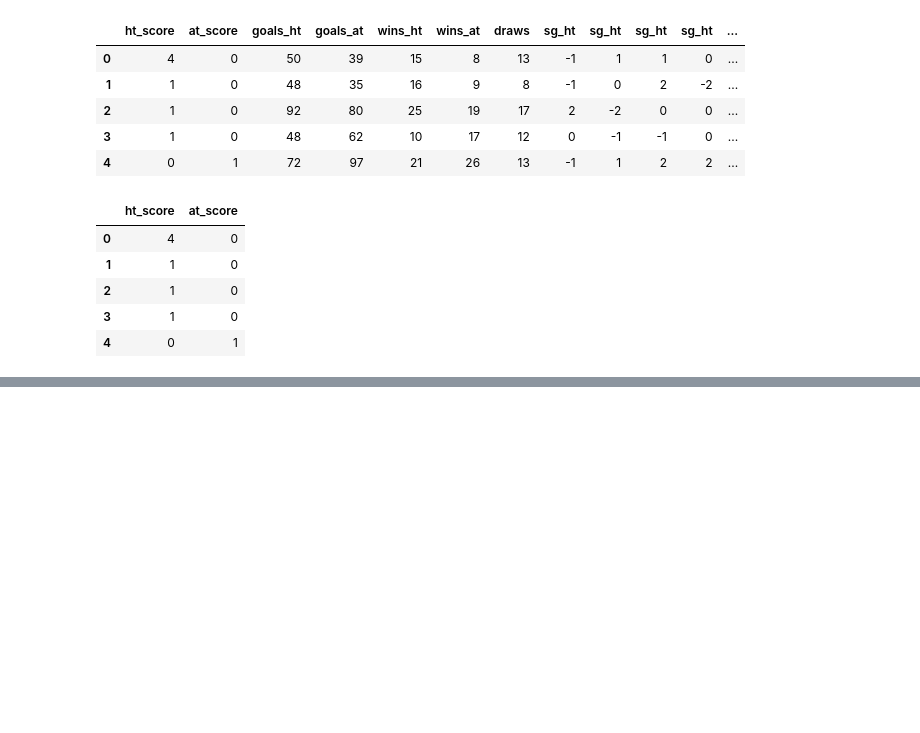
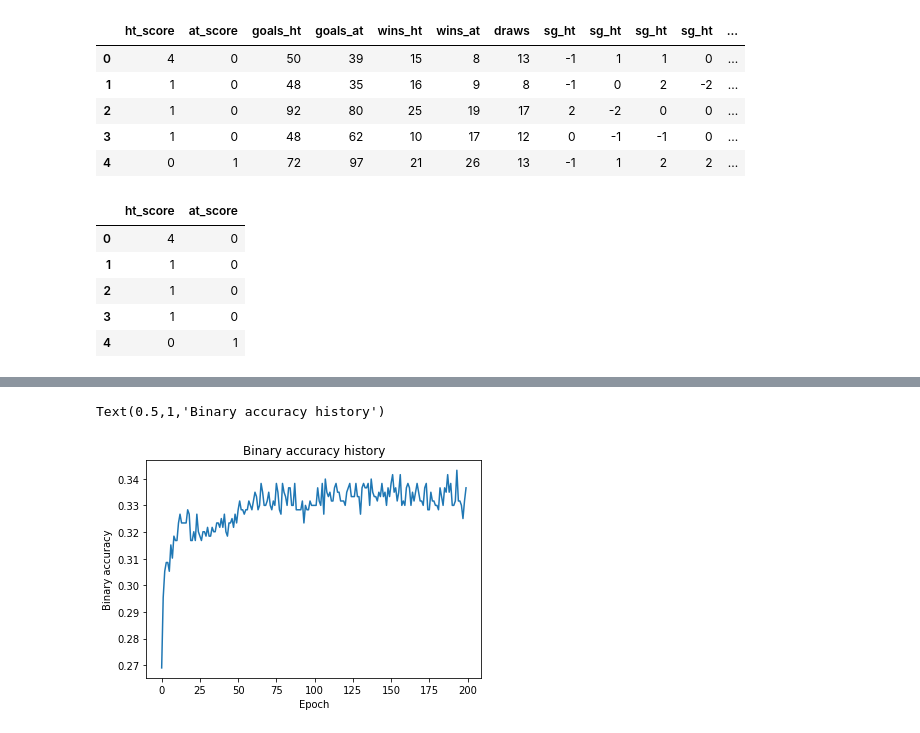
Before and after one commit to dcandrade/soccer-prediction, a Jupyter notebook: notebooks/model.ipynb, the cells around one changed output, grey strips where cells are left out. Cells and saved outputs as stored; diff of their text form; code cells hidden in the pictures; blank space fills up the shorter version.

```diff
--- a/notebooks/model.ipynb
+++ b/notebooks/model.ipynb
@@ -109,8 +109,8 @@ Y.head() # Y.values to extract the matrix from dataframe
 | 4 | 0 | 1 |
 # %%
 # Feature Scaling
-from sklearn.preprocessing import StandardScaler
-xscaler = StandardScaler()
-yscaler = StandardScaler()
+from sklearn.preprocessing import RobustScaler
+xscaler = RobustScaler()
+yscaler = RobustScaler()
 X = xscaler.fit_transform(X)
-#Y = yscaler.fit_transform(Y)
+Y = yscaler.fit_transform(Y)
@@ -125,9 +135,9 @@ from keras.models import Sequential
 from keras.layers import Dense
 # %%
 # Creating the neural network
-from keras.optimizers import SGD
+metrics = ['mean_absolute_error', 'binary_accuracy']
 model = Sequential()
-model.add(Dense(8, input_dim=len(X_train[0]), activation='linear'))
-model.add(Dense(2, activation='selu'))
+model.add(Dense(8, input_dim=len(X_train[0]), activation='tanh'))
+model.add(Dense(2, activation='linear'))
 
-model.compile(loss='mse', optimizer='sgd', metrics=['binary_accuracy'])
+model.compile(loss='mse', optimizer='adam', metrics=metrics)
@@ -139,7 +160,8 @@ model.compile(loss='mse', optimizer='sgd', metrics=['binary_accuracy'])
 # %%
 # Training
-model.fit(X_train, Y_train, epochs=150, batch_size=10, validation_split=0.1)
-scores = model.evaluate(X_test, Y_test)
+history = model.fit(X_train, Y_train, epochs=200, batch_size=10, verbose=1)#, validation_split=0.1)
+scores = model.evaluate(X_test, Y_test, verbose=0)
 
 print("\n%s: %.2f%%" % (model.metrics_names[1], scores[1]*100))
+print("\n%s: %.2f%%" % (model.metrics_names[2], scores[2]*100))
 # %% [output]
@@ -162,0 +185,8 @@ binary_accuracy: 44.74%
+# %%
+plt.plot(history.history['binary_accuracy'])
+plt.xlabel('Epoch')
+plt.ylabel('Binary accuracy')
+plt.title('Binary accuracy history')
+# %% [output]
+Text(0.5,1,'Binary accuracy history')
+[figure, added]
```
Also changed, not shown: parts of 14 cells of this notebook.
